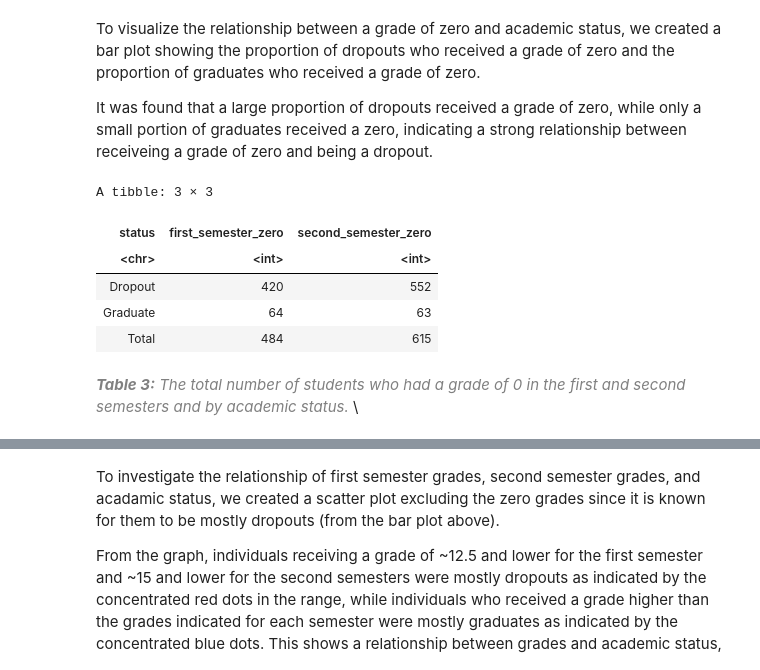
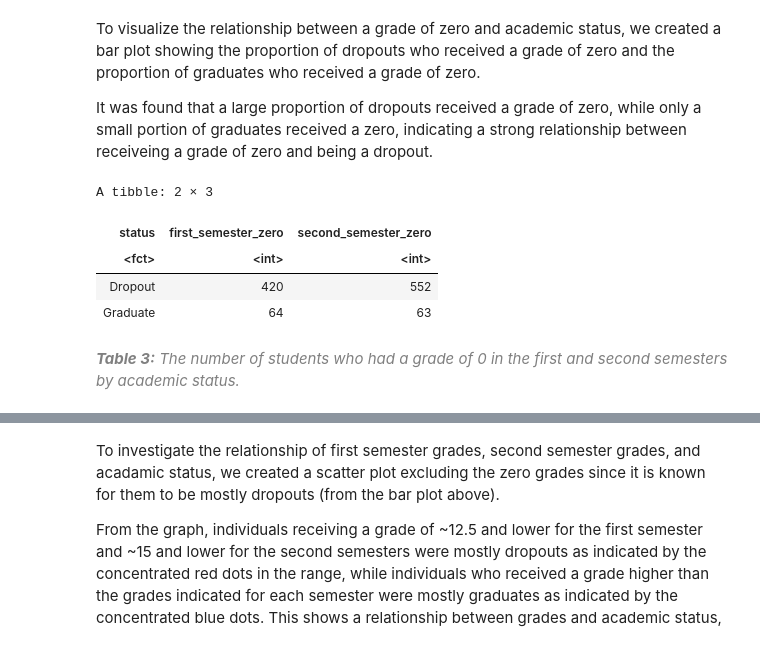
Before and after one commit to ekang27kc/dsci100-2023-T2-Group01-project, a Jupyter notebook: Project_Report.ipynb, the cells around one changed output, grey strips where cells are left out. Drawn from its saved outputs; the diff is of its cells as text; code cells hidden in the pictures.

Commit message:
visualize table 3

```diff
--- a/Project_Report.ipynb
+++ b/Project_Report.ipynb
@@ -191,25 +191,19 @@ It was found that a large proportion of dropouts received a grade of zero, while
 # %%
 zero_grade_count <- data_train |>
   group_by(status) |>
   summarize(first_semester_zero = sum(first_semester_grade == 0),
             second_semester_zero = sum(second_semester_grade == 0))
 
 total_first_semester_zero <- sum(data_train$first_semester_grade == 0)
 total_second_semester_zero <- sum(data_train$second_semester_grade == 0)
 
-zero_grade_count <- zero_grade_count |>
-  add_row(status = "Total",
-          first_semester_zero = total_first_semester_zero,
-          second_semester_zero = total_second_semester_zero)
-
 zero_grade_count
 # %% [output]
-A tibble: 3 × 3
+A tibble: 2 × 3
 | status | first_semester_zero | second_semester_zero |
-| <chr> | <int> | <int> |
+| <fct> | <int> | <int> |
 | Dropout | 420 | 552 |
 | Graduate | 64 | 63 |
-| Total | 484 | 615 |
 # %% [markdown]
 _<span style=
-"color:gray">**Table 3:** The total number of students who had a grade of 0 in the first and second semesters and by academic status. </span>_ \
+"color:gray">**Table 3:** The number of students who had a grade of 0 in the first and second semesters by academic status. </span>_
```
Also changed, not shown: parts of 7 cells of this notebook.
